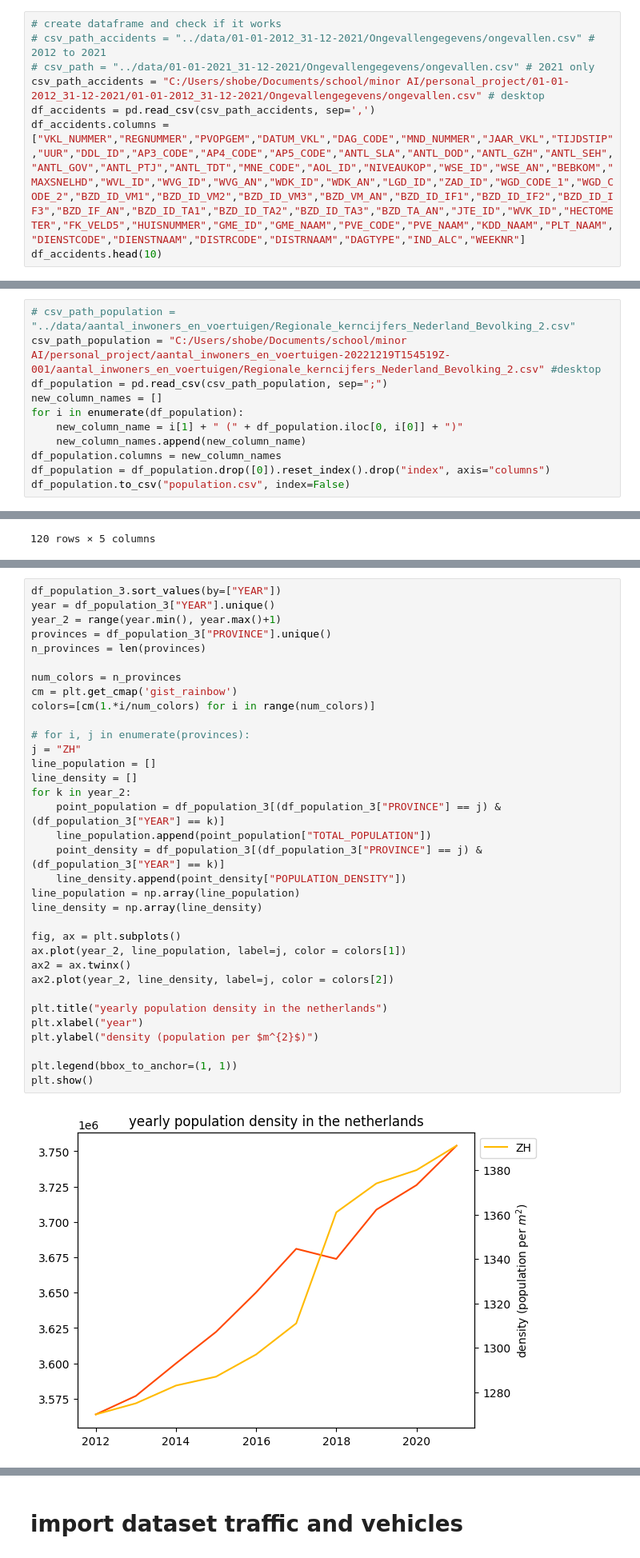
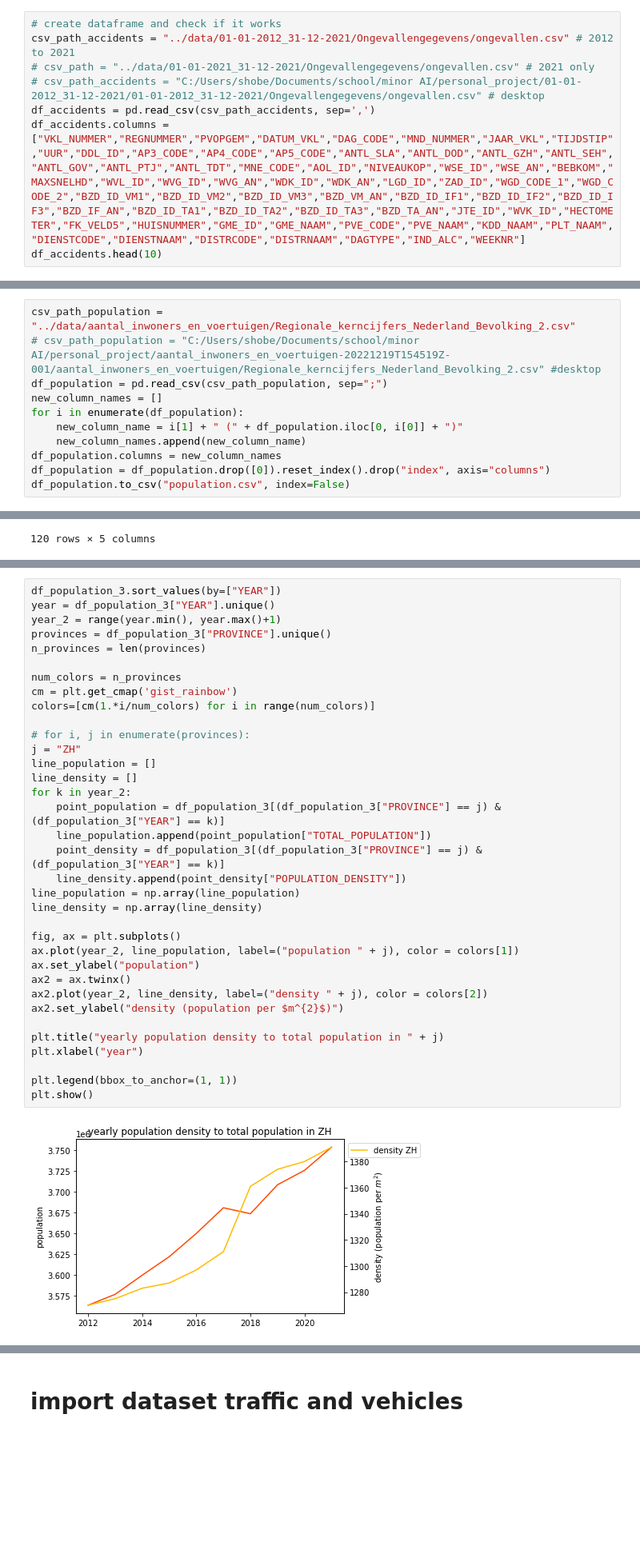
Before and after one commit to stefan1234567891011/AI_personal_project, a Jupyter notebook: code/data.ipynb, the cells around one changed output, grey strips where cells are left out. Shown at 80% size. Drawn from its saved outputs; the diff is of its cells as text; blank space fills up the shorter version.

```diff
--- a/code/data.ipynb
+++ b/code/data.ipynb
@@ -20,9 +20,9 @@ pandas version: 1.5.2
 # load csv file and check dataframe
 # %%
 # create dataframe and check if it works
-# csv_path_accidents = "../data/01-01-2012_31-12-2021/Ongevallengegevens/ongevallen.csv" # 2012 to 2021
+csv_path_accidents = "../data/01-01-2012_31-12-2021/Ongevallengegevens/ongevallen.csv" # 2012 to 2021
 # csv_path = "../data/01-01-2021_31-12-2021/Ongevallengegevens/ongevallen.csv" # 2021 only
-csv_path_accidents = "C:/Users/shobe/Documents/school/minor AI/personal_project/01-01-2012_31-12-2021/01-01-2012_31-12-2021/Ongevallengegevens/ongevallen.csv" # desktop
+# csv_path_accidents = "C:/Users/shobe/Documents/school/minor AI/personal_project/01-01-2012_31-12-2021/01-01-2012_31-12-2021/Ongevallengegevens/ongevallen.csv" # desktop
 df_accidents = pd.read_csv(csv_path_accidents, sep=',')
 df_accidents.columns =["VKL_NUMMER","REGNUMMER","PVOPGEM","DATUM_VKL","DAG_CODE","MND_NUMMER","JAAR_VKL","TIJDSTIP","UUR","DDL_ID","AP3_CODE","AP4_CODE","AP5_CODE","ANTL_SLA","ANTL_DOD","ANTL_GZH","ANTL_SEH","ANTL_GOV","ANTL_PTJ","ANTL_TDT","MNE_CODE","AOL_ID","NIVEAUKOP","WSE_ID","WSE_AN","BEBKOM","MAXSNELHD","WVL_ID","WVG_ID","WVG_AN","WDK_ID","WDK_AN","LGD_ID","ZAD_ID","WGD_CODE_1","WGD_CODE_2","BZD_ID_VM1","BZD_ID_VM2","BZD_ID_VM3","BZD_VM_AN","BZD_ID_IF1","BZD_ID_IF2","BZD_ID_IF3","BZD_IF_AN","BZD_ID_TA1","BZD_ID_TA2","BZD_ID_TA3","BZD_TA_AN","JTE_ID","WVK_ID","HECTOMETER","FK_VELD5","HUISNUMMER","GME_ID","GME_NAAM","PVE_CODE","PVE_NAAM","KDD_NAAM","PLT_NAAM","DIENSTCODE","DIENSTNAAM","DISTRCODE","DISTRNAAM","DAGTYPE","IND_ALC","WEEKNR"]
 df_accidents.head(10)
@@ -451,8 +451,8 @@ load datasets and make them usable
 # %% [markdown]
 # import dataset about population
 # %%
-# csv_path_population = "../data/aantal_inwoners_en_voertuigen/Regionale_kerncijfers_Nederland_Bevolking_2.csv"
-csv_path_population = "C:/Users/shobe/Documents/school/minor AI/personal_project/aantal_inwoners_en_voertuigen-20221219T154519Z-001/aantal_inwoners_en_voertuigen/Regionale_kerncijfers_Nederland_Bevolking_2.csv" #desktop
+csv_path_population = "../data/aantal_inwoners_en_voertuigen/Regionale_kerncijfers_Nederland_Bevolking_2.csv"
+# csv_path_population = "C:/Users/shobe/Documents/school/minor AI/personal_project/aantal_inwoners_en_voertuigen-20221219T154519Z-001/aantal_inwoners_en_voertuigen/Regionale_kerncijfers_Nederland_Bevolking_2.csv" #desktop
 df_population = pd.read_csv(csv_path_population, sep=";")
 new_column_names = []
 for i in enumerate(df_population):
@@ -650,38 +650,39 @@ plt.show()
 df_population_3.sort_values(by=["YEAR"])
 year = df_population_3["YEAR"].unique()
 year_2 = range(year.min(), year.max()+1)
 provinces = df_population_3["PROVINCE"].unique()
 n_provinces = len(provinces)
 
 num_colors = n_provinces
 cm = plt.get_cmap('gist_rainbow')
 colors=[cm(1.*i/num_colors) for i in range(num_colors)]
 
 # for i, j in enumerate(provinces):
 j = "ZH"
 line_population = []
 line_density = []
 for k in year_2:
     point_population = df_population_3[(df_population_3["PROVINCE"] == j) & (df_population_3["YEAR"] == k)]
     line_population.append(point_population["TOTAL_POPULATION"])
     point_density = df_population_3[(df_population_3["PROVINCE"] == j) & (df_population_3["YEAR"] == k)]
     line_density.append(point_density["POPULATION_DENSITY"])
 line_population = np.array(line_population)
 line_density = np.array(line_density)
 
 fig, ax = plt.subplots()
-ax.plot(year_2, line_population, label=j, color = colors[1])
+ax.plot(year_2, line_population, label=("population " + j), color = colors[1])
+ax.set_ylabel("population")
 ax2 = ax.twinx()
-ax2.plot(year_2, line_density, label=j, color = colors[2])
+ax2.plot(year_2, line_density, label=("density " + j), color = colors[2])
+ax2.set_ylabel("density (population per $m^{2}$)")
 
-plt.title("yearly population density in the netherlands")
+plt.title("yearly population density to total population in " + j)
 plt.xlabel("year")
-plt.ylabel("density (population per $m^{2}$)")
 
 plt.legend(bbox_to_anchor=(1, 1))
 plt.show()
 # %% [output]
-[figure, old version]
+[figure, new version]
 # %%
 df_7.sort_values(by=["YEAR"])
 year = df_7["YEAR"].unique()
```
Also changed, not shown: parts of 16 cells of this notebook.
